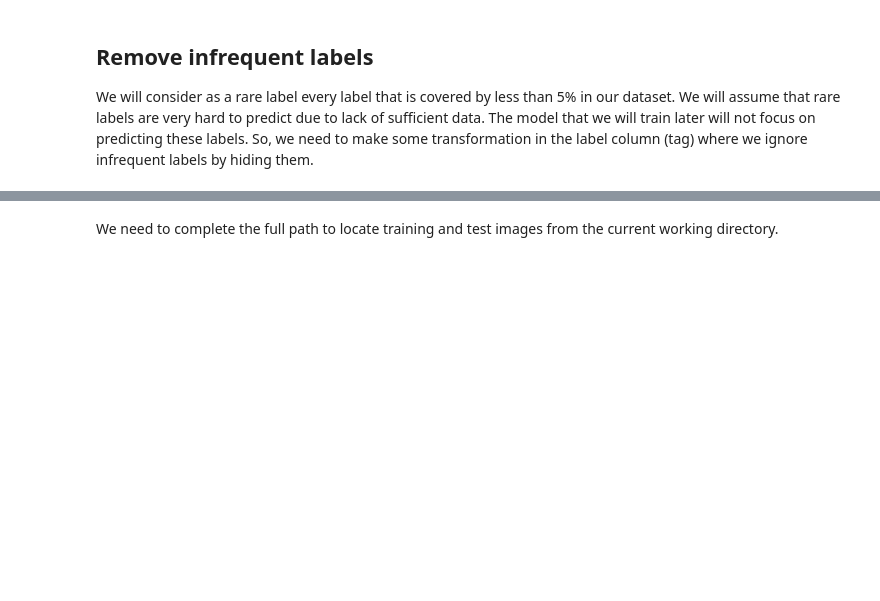
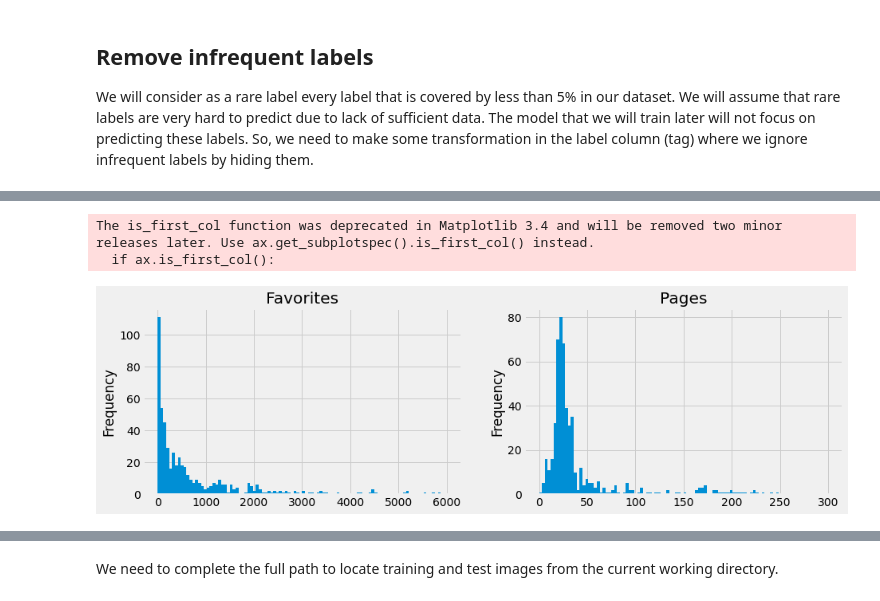
Before and after one commit to shikanime/bepeka, a Jupyter notebook: classifier.ipynb, the cells around one changed output, grey strips where cells are left out. Saved outputs shown, nothing was run; the diff lists cells and outputs as text; code cells hidden in the pictures; blank space fills up the shorter version.

```diff
--- a/classifier.ipynb
+++ b/classifier.ipynb
@@ -64,5 +81,5 @@ We will assume that rare labels are very hard to predict due to lack of sufficie
 The model that we will train later will not focus on predicting these labels.
 So, we need to make some transformation in the label column (tag) where we ignore infrequent labels by hiding them.
 # %%
-rare_label_df = label_freq[label_freq < 0.05]
+rare_label_df = label_freq[label_freq < 0.07]
 rare_label_df
@@ -71,3 +106,3 @@ Transform Genre into a list of labels and remove the rare ones
 # %%
-hentais_df["tag"] = hentais_df["tag"].apply(lambda x: [l for l in x if l not in rare_label_df])
+hentais_df = hentais_df.assign(tag=hentais_df["tag"].apply(lambda x: [l for l in x if l not in rare_label_df]))
 hentais_df
@@ -74,5 +123,9 @@ hentais_df
 # %%
 plt.figure(figsize=(14, 4))
-hentais_df["num_favorites"].plot.hist(ax=plt.subplot(1, 2, 1), bins=100, title="Favorites")
-hentais_df["num_pages"].plot.hist(ax=plt.subplot(1, 2, 2), bins=100, title="Pages")
+hentais_df["num_favorites"].plot.hist(ax=plt.subplot(1, 2, 1), bins=100, range=(0, 6000), title="Favorites")
+hentais_df["num_pages"].plot.hist(ax=plt.subplot(1, 2, 2), bins=100, range=(0, 300), title="Pages")
 plt.show()
+# %% [output]
+The is_first_col function was deprecated in Matplotlib 3.4 and will be removed two minor releases later. Use ax.get_subplotspec().is_first_col() instead.
+  if ax.is_first_col():
+[figure, added]
```
Also changed, not shown: parts of 33 cells of this notebook.
